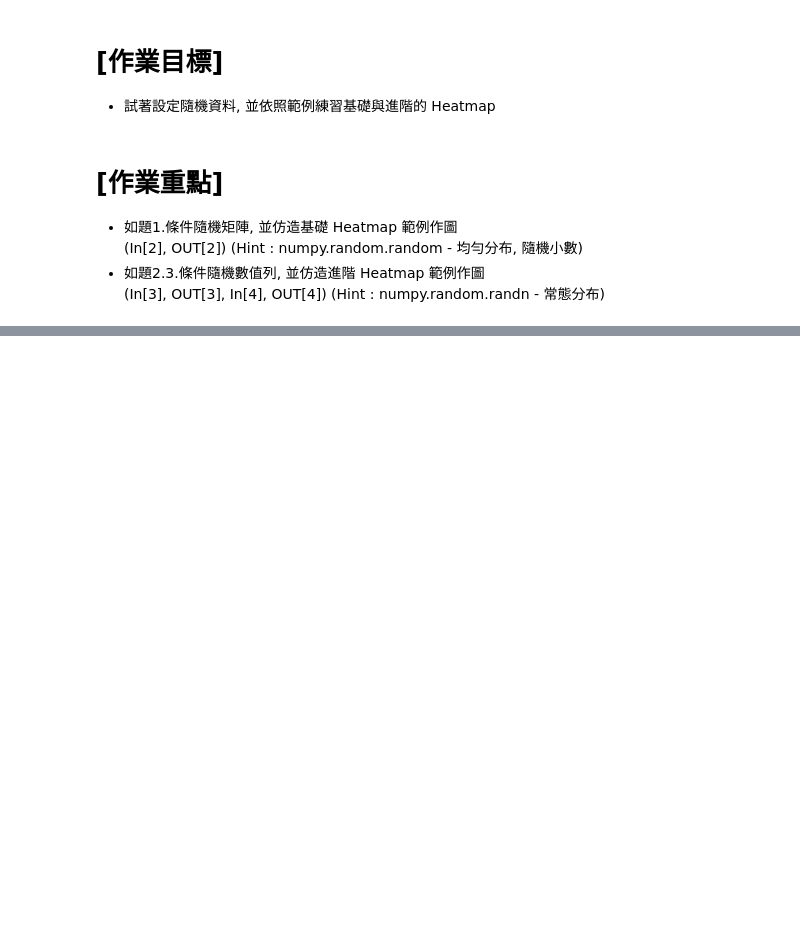
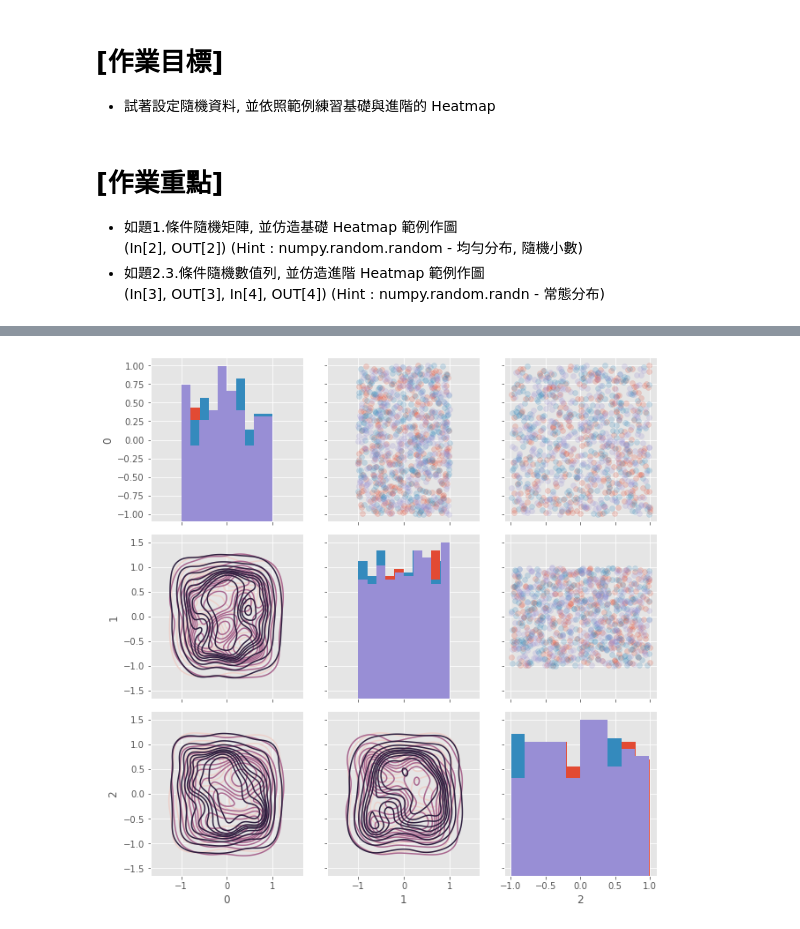
Before and after one commit to u1207426/ML100Days, a Jupyter notebook: homework/Day_020_HW.ipynb, the cells around one changed output, grey strips where cells are left out. Saved outputs shown, nothing was run; the diff lists cells and outputs as text; code cells hidden in the pictures; blank space fills up the shorter version.

```diff
--- a/homework/Day_020_HW.ipynb
+++ b/homework/Day_020_HW.ipynb
@@ -43,27 +43,29 @@ plt.show()
 # %%
 nrow = 1000
 ncol = 3
 """
 Your Code Here
 """
-matrix = (max_value1-min_value1)*np.random.random((1000, 3))+min_value1
+matrix = (max_value1-min_value1)*np.random.random((nrow, ncol))+min_value1
 
 # 隨機給予 0, 1, 2 三種標籤
 indice = np.random.choice([0,1,2], size=nrow)
 plot_data = pd.DataFrame(matrix, indice).reset_index()
 
 # 繪製 seborn 進階 Heatmap
 grid = sns.PairGrid(data = plot_data, size = 3, diag_sharey=False,
                     hue = 'index', vars = [x for x in list(plot_data.columns) if x != 'index'])
 """
 Your Code Here
 Please replace "..." to correct plot function
 """
-grid.map_upper(... , alpha = 0.2)
-grid.map_diag(... )
-grid.map_lower(... , cmap = plt.cm.OrRd_r)
+grid.map_upper(plt.scatter , alpha = 0.2)
+grid.map_diag(plt.hist)
+grid.map_lower(sns.kdeplot , cmap = plt.cm.OrRd_r)
 
 plt.show()
+# %% [output]
+[figure, added]
 # %%
 nrow = 1000
 ncol = 3
```
Also changed, not shown: parts of 4 cells of this notebook.
